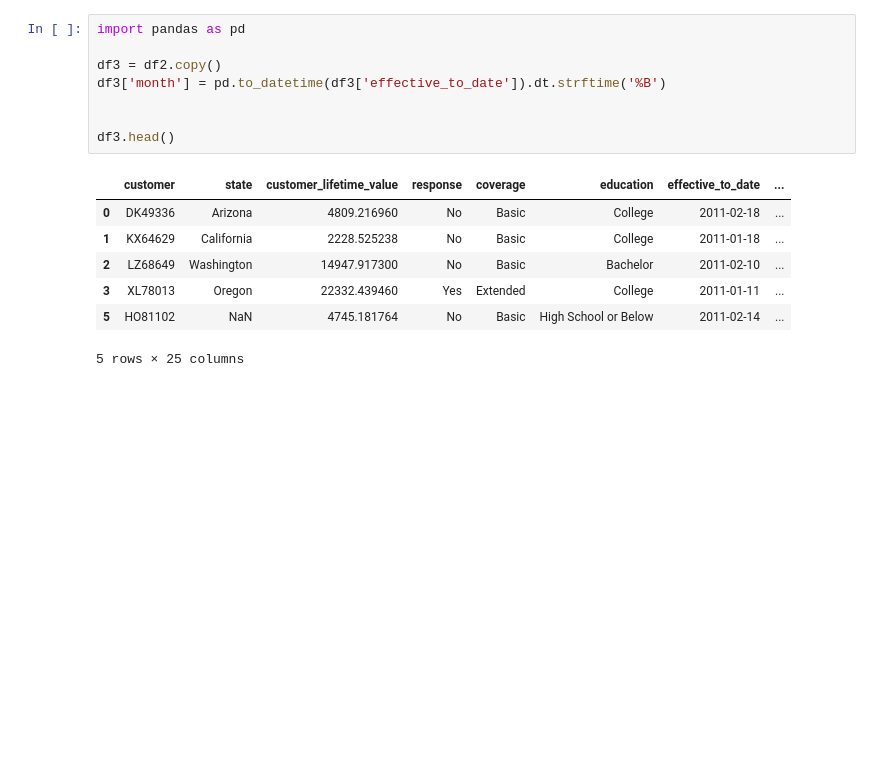
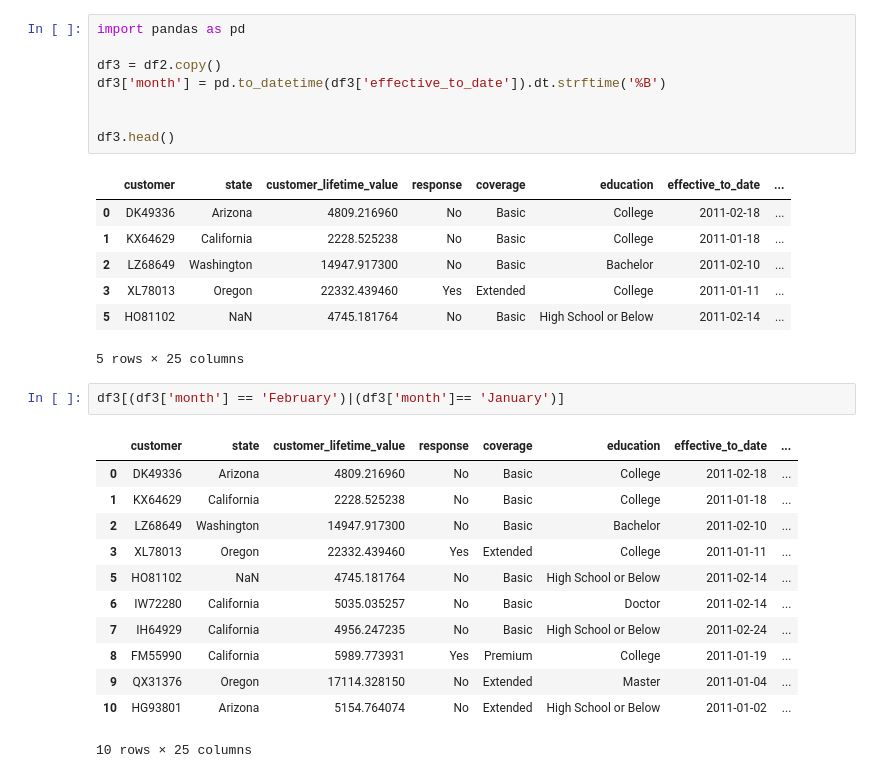
Before and after one commit to anikaviro/lab-customer-analysis-round-2, a Jupyter notebook: NB-lab-customer-analysis-round-2.ipynb, the cells around one changed output. Saved outputs shown, nothing was run; the diff lists cells and outputs as text; blank space fills up the shorter version.

```diff
--- a/NB-lab-customer-analysis-round-2.ipynb
+++ b/NB-lab-customer-analysis-round-2.ipynb
@@ -269,3 +269,18 @@ df3.head()
 | 3 | XL78013 | Oregon | 22332.439460 | Yes | Extended | College | 2011-01-11 | ... |
 | 5 | HO81102 | NaN | 4745.181764 | No | Basic | High School or Below | 2011-02-14 | ... |
 5 rows × 25 columns
+# %%
+df3[(df3['month'] == 'February')|(df3['month']== 'January')]
+# %% [output]
+|  | customer | state | customer_lifetime_value | response | coverage | education | effective_to_date | ... |
+| 0 | DK49336 | Arizona | 4809.216960 | No | Basic | College | 2011-02-18 | ... |
+| 1 | KX64629 | California | 2228.525238 | No | Basic | College | 2011-01-18 | ... |
+| 2 | LZ68649 | Washington | 14947.917300 | No | Basic | Bachelor | 2011-02-10 | ... |
+| 3 | XL78013 | Oregon | 22332.439460 | Yes | Extended | College | 2011-01-11 | ... |
+| 5 | HO81102 | NaN | 4745.181764 | No | Basic | High School or Below | 2011-02-14 | ... |
+| 6 | IW72280 | California | 5035.035257 | No | Basic | Doctor | 2011-02-14 | ... |
+| 7 | IH64929 | California | 4956.247235 | No | Basic | High School or Below | 2011-02-24 | ... |
+| 8 | FM55990 | California | 5989.773931 | Yes | Premium | College | 2011-01-19 | ... |
+| 9 | QX31376 | Oregon | 17114.328150 | No | Extended | Master | 2011-01-04 | ... |
+| 10 | HG93801 | Arizona | 5154.764074 | No | Extended | High School or Below | 2011-01-02 | ... |
+10 rows × 25 columns
```
Also changed, not shown: parts of 1 cell of this notebook.
